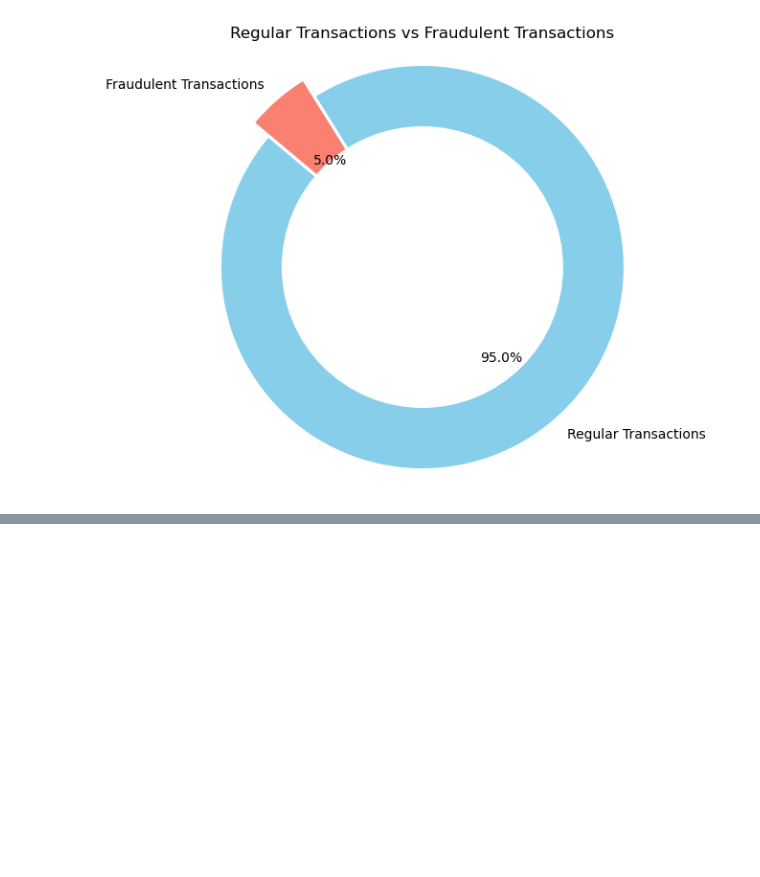
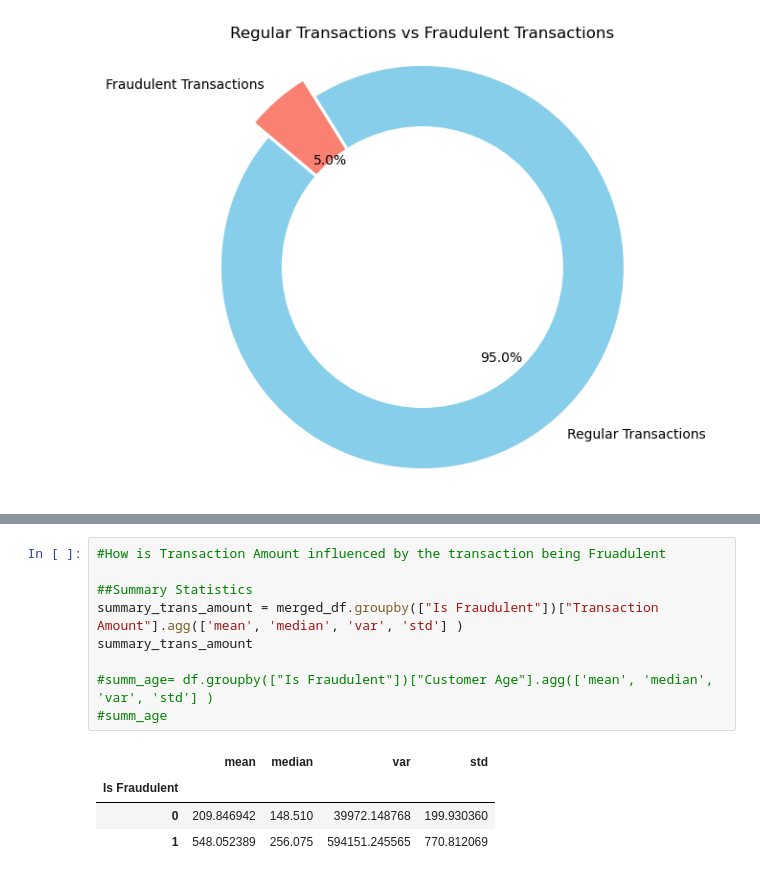
Before and after one commit to muneebsamad/project-1, a Jupyter notebook: new.ipynb, the cells around one changed output, grey strips where cells are left out. Cells and saved outputs as stored; diff of their text form; blank space fills up the shorter version.

```diff
--- a/new.ipynb
+++ b/new.ipynb
@@ -125,0 +166,14 @@ plt.show()
+# %%
+#How is Transaction Amount influenced by the transaction being Fruadulent
+
+##Summary Statistics
+summary_trans_amount = merged_df.groupby(["Is Fraudulent"])["Transaction Amount"].agg(['mean', 'median', 'var', 'std'] )
+summary_trans_amount
+
+#summ_age= df.groupby(["Is Fraudulent"])["Customer Age"].agg(['mean', 'median', 'var', 'std'] )
+#summ_age
+# %% [output]
+|  | mean | median | var | std |
+| Is Fraudulent |  |  |  |  |
+| 0 | 209.846942 | 148.510 | 39972.148768 | 199.930360 |
+| 1 | 548.052389 | 256.075 | 594151.245565 | 770.812069 |
```
Also changed, not shown: parts of 4 cells of this notebook.
